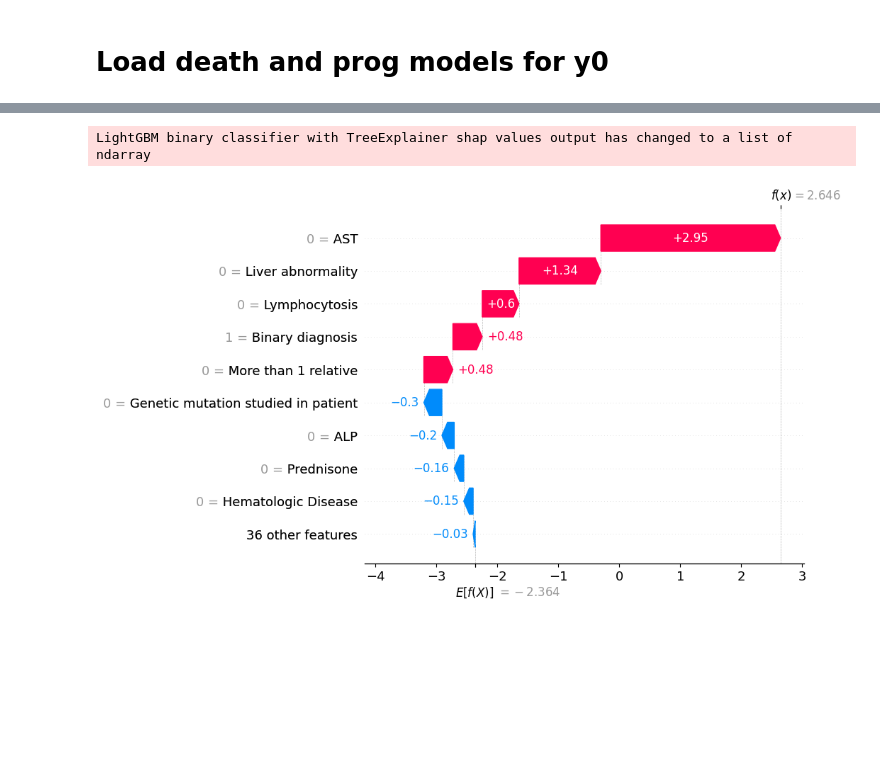
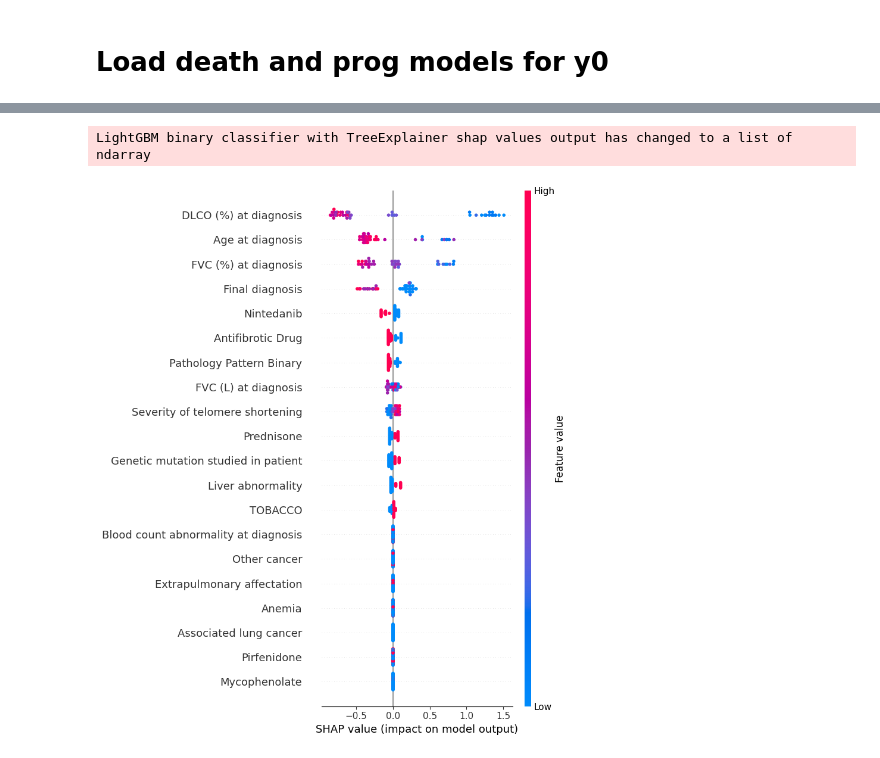
Before and after one commit to FLOOREES/FibroPred-Challenge, a Jupyter notebook: src/baiges.ipynb, the cells around one changed output, grey strips where cells are left out. Saved outputs shown, nothing was run; the diff lists cells and outputs as text; code cells hidden in the pictures; blank space fills up the shorter version.

Commit message:
ADD visualize user plot

```diff
--- a/src/baiges.ipynb
+++ b/src/baiges.ipynb
@@ -124,10 +169,8 @@ from sklearn.metrics import accuracy_score, classification_report, confusion_mat
 import matplotlib.pyplot as plt
 
 # Load models
-death_model_route = 'caca.txt'
-death_model = lgb.Booster(model_file=death_model_route)
-death_model.params['objective'] = 'binary'  # Asegúrate de que el objetivo sea clasificación binaria
-
+model_route = 'model_weights/death_model_y0.txt'
+model = lgb.Booster(model_file=model_route)
 
 # Load datasets
 X_train = pd.read_csv('../data/train_0y.csv')
@@ -139,63 +182,60 @@ y_test = X_test['Death']
 X_train = X_train.drop(columns=['Death', 'Progressive disease'])
 X_test = X_test.drop(columns=['Death', 'Progressive disease'])
 
-# Evaluate the loaded model with explicit thresholding
-y_pred_loaded_probs = death_model.predict(X_test)  # Get probabilities
-print(y_pred_loaded_probs)
-y_pred_loaded = (y_pred_loaded_probs >= 0.5).astype(int)  # Apply threshold
+# Evaluate the loaded model
+# Predict probabilities and apply threshold
+probs = model.predict(X_test)
+y_pred = (probs >= 0.5).astype(int)
 
-# Evaluate loaded model
-print("Loaded Model Accuracy:", accuracy_score(y_test, y_pred_loaded))
-print("Loaded Model Report:\n", classification_report(y_test, y_pred_loaded, zero_division=0))
-print("Confusion Matrix:\n", confusion_matrix(y_test, y_pred_loaded))
+print("Loaded Model Accuracy:", accuracy_score(y_test, y_pred))
+print("Loaded Model Report:\n", classification_report(y_test, y_pred))
+print("Confusion Matrix:\n", confusion_matrix(y_test, y_pred))
 
-# SHAP for individual prediction (Death Model)
-explainer_death = shap.TreeExplainer(death_model)
+# SHAP for global and local explanations
+explainer = shap.TreeExplainer(model)
 
-# Explain a single instance (alternative to force_plot)
-instance_index = 0
-instance = X_test.iloc[[instance_index]]  # 2D structure for SHAP
-shap_values_death = explainer_death.shap_values(instance)
+# Global SHAP analysis
+shap_values = explainer.shap_values(X_test)
+shap.summary_plot(shap_values[1], X_test)  # Summary plot for class 1
 
-# Visualize SHAP explanation for the instance using waterfall plot
-shap.waterfall_plot(
-    shap.Explanation(values=shap_values_death[1][0], base_values=explainer_death.expected_value[1], data=instance.iloc[0])
+# Explain a single instance (waterfall plot)
+instance_index = 0  # Choose the instance to explain
+instance = X_test.iloc[[instance_index]]
+
+# Save waterfall plot correctly
+shap_values_instance = shap.Explanation(
+    values=shap_values[1][instance_index],
+    base_values=explainer.expected_value[1],
+    data=instance.iloc[0]
 )
+shap.plots.waterfall(shap_values_instance, show=False)
+plt.savefig("patient.png", bbox_inches="tight", dpi=300)
+plt.close()
 
-# Global SHAP analysis (summary plot)
-shap_values_death_global = explainer_death.shap_values(X_test)
-shap.summary_plot(shap_values_death_global[1], X_test)
-
-# Feature importance and top-k feature selection
-mean_shap_importance = np.abs(shap_values_death_global[1]).mean(axis=0)
+# Train a simplified model using top-k important features
+mean_shap_importance = np.abs(shap_values[1]).mean(axis=0)
 feature_importance = pd.DataFrame({'feature': X_test.columns, 'importance': mean_shap_importance})
 feature_importance = feature_importance.sort_values(by='importance', ascending=False)
-k = 45
+k = 5
 top_k_features = feature_importance.head(k)['feature'].tolist()
 
-# Train a new model with top-k features
 X_train_top_k = X_train[top_k_features]
 X_test_top_k = X_test[top_k_features]
 
-# Suppress LightGBM training output
+# Train a new model
 new_model = lgb.LGBMClassifier(verbosity=-1)
 new_model.fit(X_train_top_k, y_train)
 
 # Evaluate the new model
-y_pred_new_probs = new_model.predict_proba(X_test_top_k)[:, 1]
-print(y_pred_new_probs)
-y_pred_new = (y_pred_new_probs >= 0.5).astype(int)
+new_probs = new_model.predict_proba(X_test_top_k)[:, 1]
+new_y_pred = (new_probs >= 0.5).astype(int)
 
-print("New Model Accuracy:", accuracy_score(y_test, y_pred_new))
-print("New Model Report:\n", classification_report(y_test, y_pred_new, zero_division=0))
-print("Confusion Matrix (New Model):\n", confusion_matrix(y_test, y_pred_new))
+print("New Model Accuracy:", accuracy_score(y_test, new_y_pred))
+print("New Model Report:\n", classification_report(y_test, new_y_pred))
+print("Confusion Matrix (New Model):\n", confusion_matrix(y_test, new_y_pred))
 
-# Save new model
-new_model_route = 'caca.txt'
-new_model.booster_.save_model(new_model_route)
-
-# SHAP for new model
-explainer_new_model = shap.TreeExplainer(new_model)
-shap_values_new_global = explainer_new_model.shap_values(X_test_top_k)
-shap.summary_plot(shap_values_new_global[1], X_test_top_k)
+# SHAP for the new model (optional)
+explainer_new = shap.TreeExplainer(new_model)
+shap_values_new = explainer_new.shap_values(X_test_top_k)
+shap.summary_plot(shap_values_new[1], X_test_top_k)
 # %% [output]
@@ -222,2 +256,2 @@ Confusion Matrix:
 LightGBM binary classifier with TreeExplainer shap values output has changed to a list of ndarray
-[figure, old version]
+[figure, new version]
```
Also changed, not shown: parts of 6 cells of this notebook.
